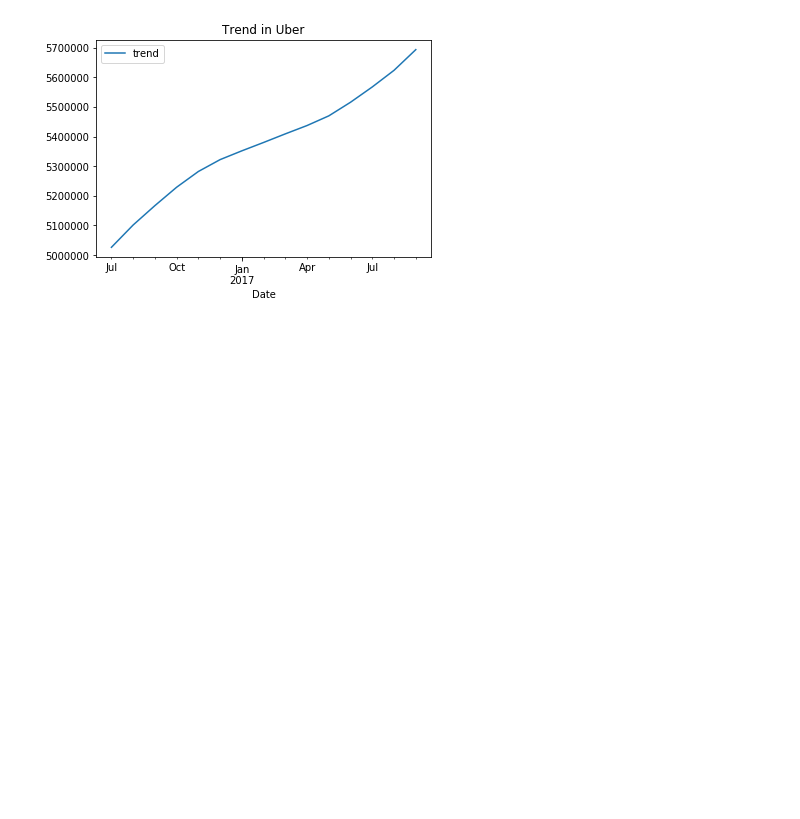
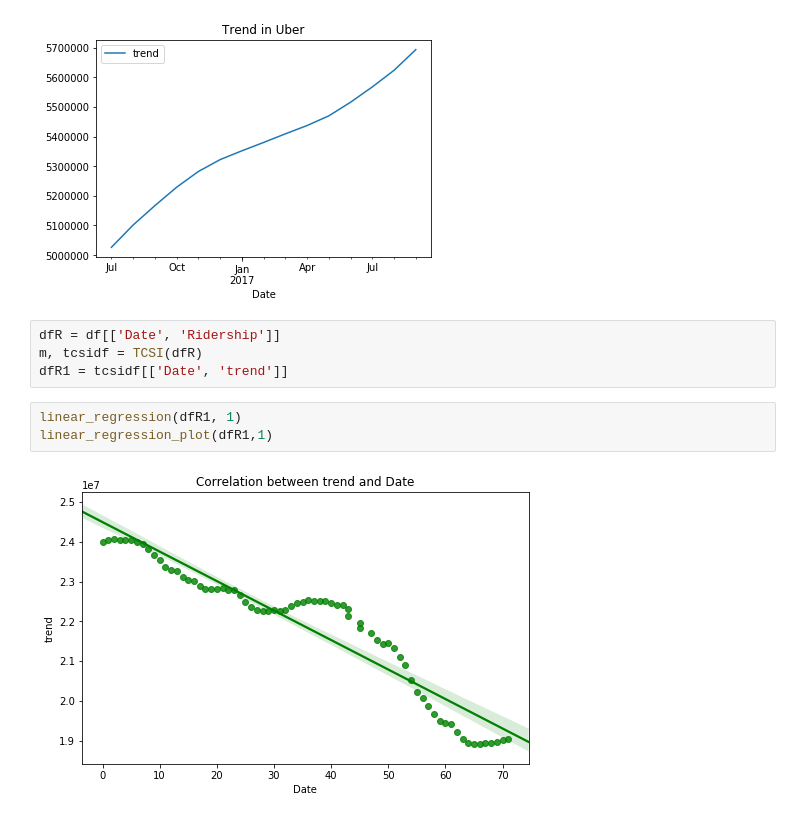
Before and after one commit to yegorkryukov/dc_public_transport, a Jupyter notebook: Functions/test_TCSI_transports.ipynb, the cells around one changed output. Drawn from its saved outputs; the diff is of its cells as text; blank space fills up the shorter version.

Commit message:
TCSI and regression

```diff
--- a/Functions/test_TCSI_transports.ipynb
+++ b/Functions/test_TCSI_transports.ipynb
@@ -50,3 +52,12 @@ for feature in features:
 [figure]
 [figure]
 [figure]
+# %%
+dfR = df[['Date', 'Ridership']]
+m, tcsidf = TCSI(dfR)
+dfR1 = tcsidf[['Date', 'trend']]
+# %%
+linear_regression(dfR1, 1)
+linear_regression_plot(dfR1,1)
+# %% [output]
+[figure, added]
```
Also changed, not shown: parts of 4 cells of this notebook.
